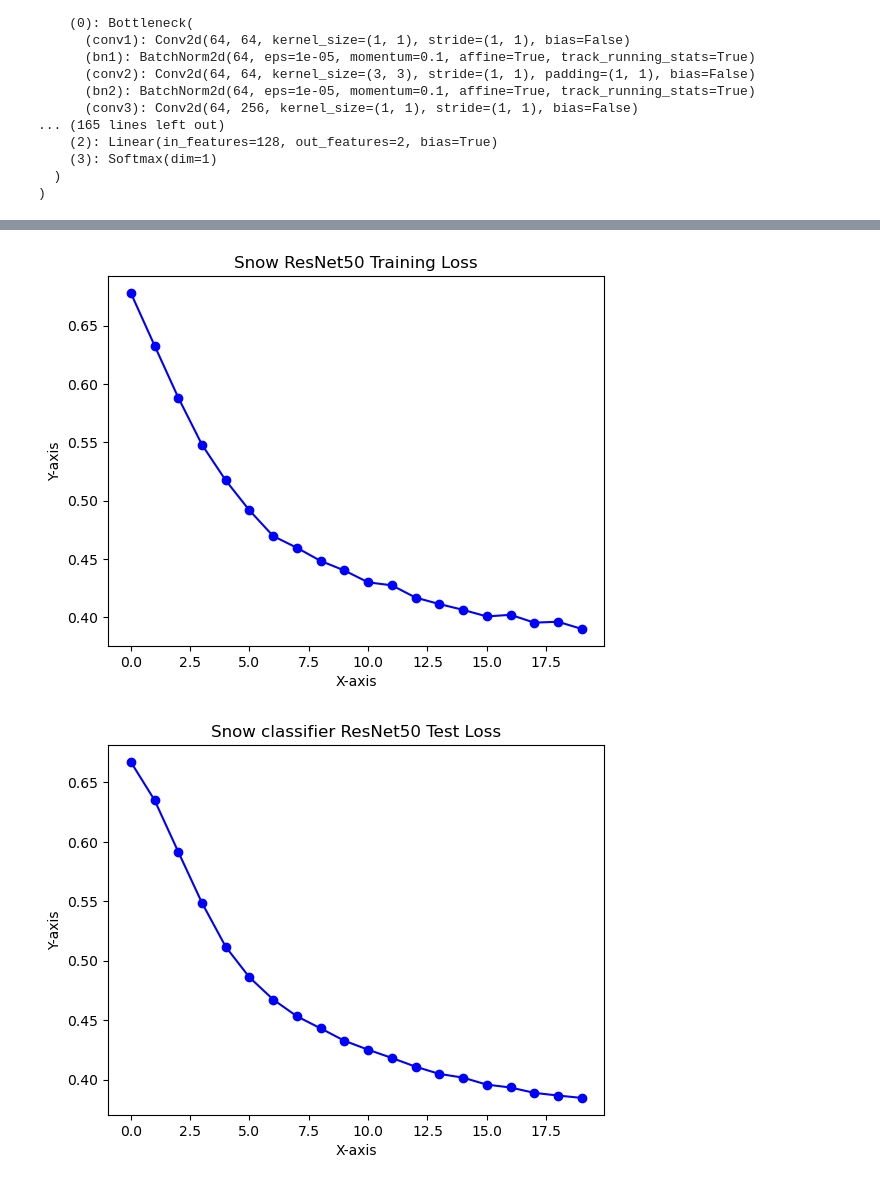
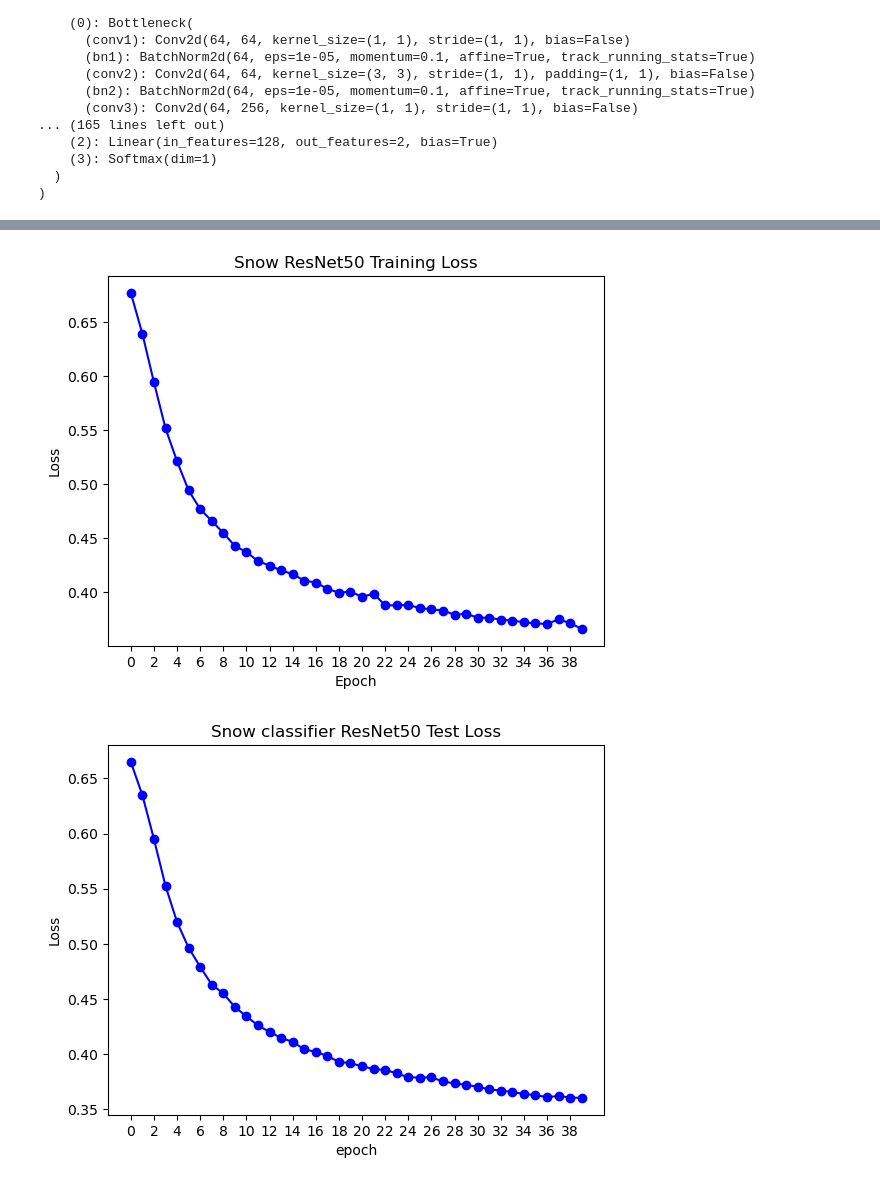
Before and after one commit to waggle-sensor/summer2023, a Jupyter notebook: Arnold/snowclassifier/model.ipynb, the cells around one changed output, grey strips where cells are left out. Cells and saved outputs as stored; diff of their text form; code cells hidden in the pictures.

```diff
--- a/Arnold/snowclassifier/model.ipynb
+++ b/Arnold/snowclassifier/model.ipynb
@@ -46,5 +54,19 @@ device(type='cuda')
+# %%
+
+
+
+class TryRandomSolarize(object):
+    def __init__(self, threshold, p) -> None:
+        self.solarize = transforms.RandomSolarize(threshold,p)
+    def __call__(self,sample):
+        try:
+
+            img = self.solarize(img)
+        except:
+            img = sample
+        return sample
 # %%
-transformation = transforms.Compose([transforms.RandomPerspective(0.6, p=0.5),transforms.GaussianBlur(5)])
+transformation = transforms.Compose([TryRandomSolarize(100.0,0.5),transforms.RandomPerspective(0.6, p=0.5),transforms.GaussianBlur(5)])
 
 class riverdataset(torch.utils.data.Dataset):
     def __init__(self, snow_file, nosnow_file, transform = None):
@@ -73,8 +95,8 @@ class riverdataset(torch.utils.data.Dataset):
         return image, self.labels[idx]
 
 
-train_set = riverdataset("train_snow.pt", "train_nosnow.pt", transformation)
-test_set = riverdataset('test_snow.pt', "test_nosnow.pt", False)
+train_set = riverdataset("./snowdatatensors/train_snow.pt", "./snowdatatensors/train_nosnow.pt", transformation)
+test_set = riverdataset('./snowdatatensors/test_snow.pt', "./snowdatatensors/test_nosnow.pt", False)
 # %%
 #Create additional layers for snow classification
 model = models.resnet50(weights =models.ResNet50_Weights.IMAGENET1K_V2)
@@ -111,7 +133,7 @@ ResNet(
 
 lr = 0.0001
 batch_size = 256
-epochs =20
+epochs =40
 criterion = torch.nn.CrossEntropyLoss()
 optimizer = torch.optim.Adam(model.fc.parameters(), lr)
 train_loader = torch.utils.data.DataLoader(train_set, batch_size= batch_size, shuffle= True)
@@ -247,28 +269,30 @@ ax.plot(train_loss, marker='o', linestyle='-', color='b')
 
 # Customize the plot
 ax.set_title('Snow ResNet50 Training Loss')
-ax.set_xlabel('X-axis')
-ax.set_ylabel('Y-axis')
+ax.set_xlabel('Epoch')
+ax.set_ylabel('Loss')
+plt.xticks([i for i in range(0,40,2)])
 
 # Display the plot
 plt.show()
 # %% [output]
-[figure, old version]
+[figure, new version]
 # %%
 fig, ax = plt.subplots()
 
 # Plot the data
 ax.plot(test_loss,marker='o', linestyle='-', color='b')
 
 # Customize the plot
 ax.set_title('Snow classifier ResNet50 Test Loss')
-ax.set_xlabel('X-axis')
-ax.set_ylabel('Y-axis')
+ax.set_xlabel('epoch')
+ax.set_ylabel('Loss')
+plt.xticks([i for i in range(0,40,2)])
 
 # Display the plot
 plt.show()
 # %% [output]
-[figure, old version]
+[figure, new version]
 # %%
 accuracies = []
 fig, ax = plt.subplots()
```
Also changed, not shown: parts of 5 cells of this notebook, 25 other files.
